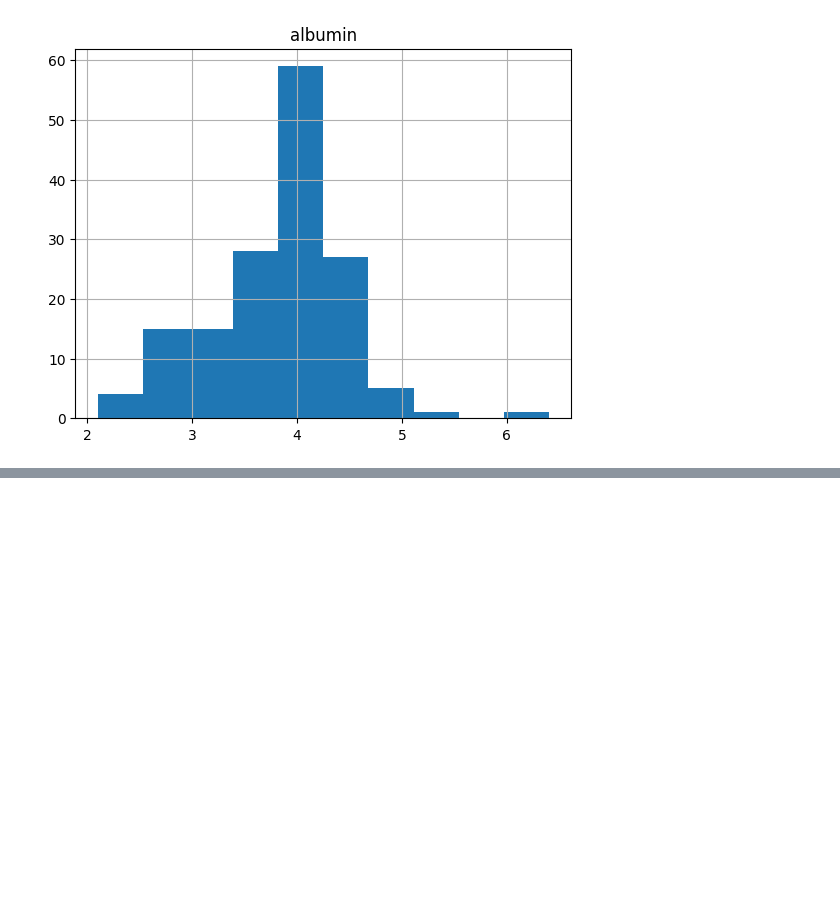
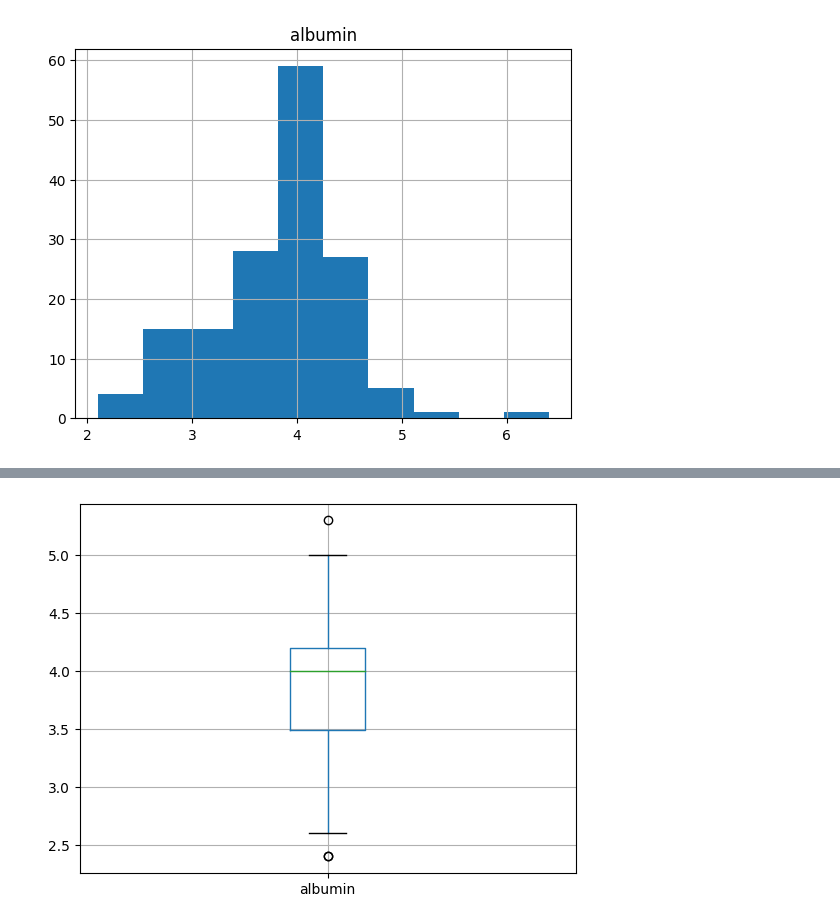
Before and after one commit to RDLL/curso_mineria_de_datos, a Jupyter notebook: Tarea2.ipynb, the cells around one changed output, grey strips where cells are left out. Saved outputs shown, nothing was run; the diff lists cells and outputs as text; code cells hidden in the pictures; blank space fills up the shorter version.

```diff
--- a/Tarea2.ipynb
+++ b/Tarea2.ipynb
@@ -72,0 +98,4 @@ dtype: object
+# %%
+boxplot = df.boxplot(column=['albumin'])
+# %% [output]
+[figure, added]
```
Also changed, not shown: parts of 14 cells of this notebook.
